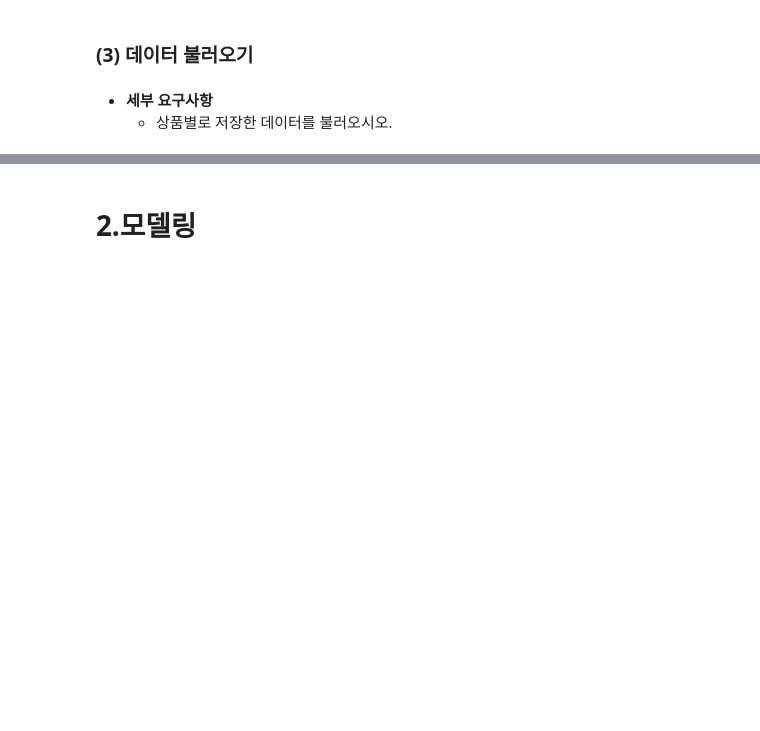
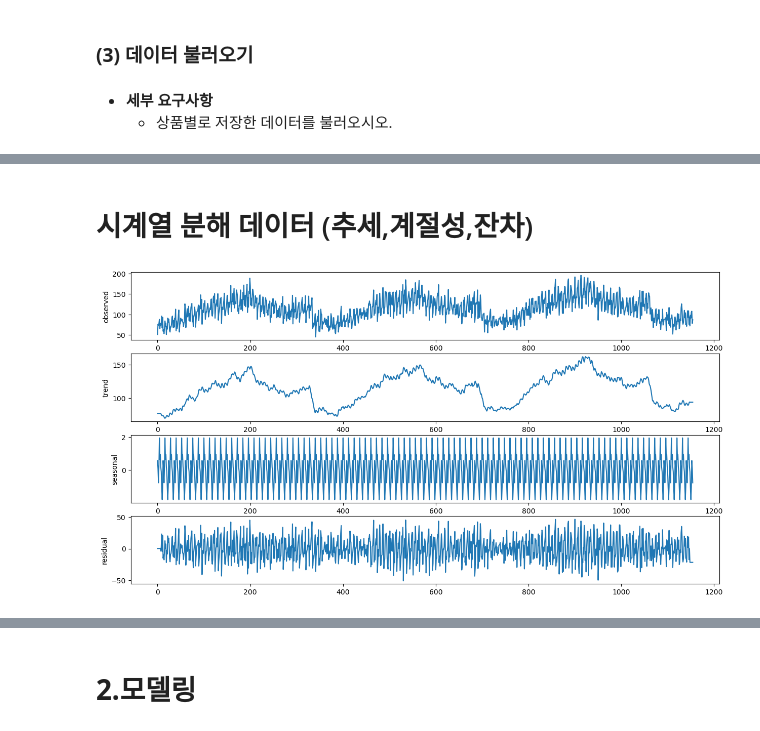
Before and after one commit to youse0ng/Optimization-Qauntity-TimeSeries, a Jupyter notebook: 3.모델링 및 비즈니스 평가.ipynb, the cells around one changed output, grey strips where cells are left out. Saved outputs shown, nothing was run; the diff lists cells and outputs as text; code cells hidden in the pictures; blank space fills up the shorter version.

```diff
--- a/3.모델링 및 비즈니스 평가.ipynb
+++ b/3.모델링 및 비즈니스 평가.ipynb
@@ -106,0 +141,28 @@ def plot_model_result(y_train, y_val, pred) :
+# %% [markdown]
+# 시계열 분해 데이터 (추세,계절성,잔차)
+# %%
+result = result.bfill()
+result = result.ffill()
+
+plt.figure(figsize=(15, 8))
+
+plt.subplot(4,1,1)
+plt.plot(result['observed'])
+plt.ylabel('observed')
+
+plt.subplot(4,1,2)
+plt.plot(result['trend'])
+plt.ylabel('trend')
+
+plt.subplot(4,1,3)
+plt.plot(result['seasonal'])
+plt.ylabel('seasonal')
+
+plt.subplot(4,1,4)
+plt.plot(result['residual'])
+plt.ylabel('residual')
+plt.show()
+
+result = result[['trend','seasonal','residual']]
+# %% [output]
+[figure, added]
```
Also changed, not shown: parts of 36 cells of this notebook, 16 other files.
